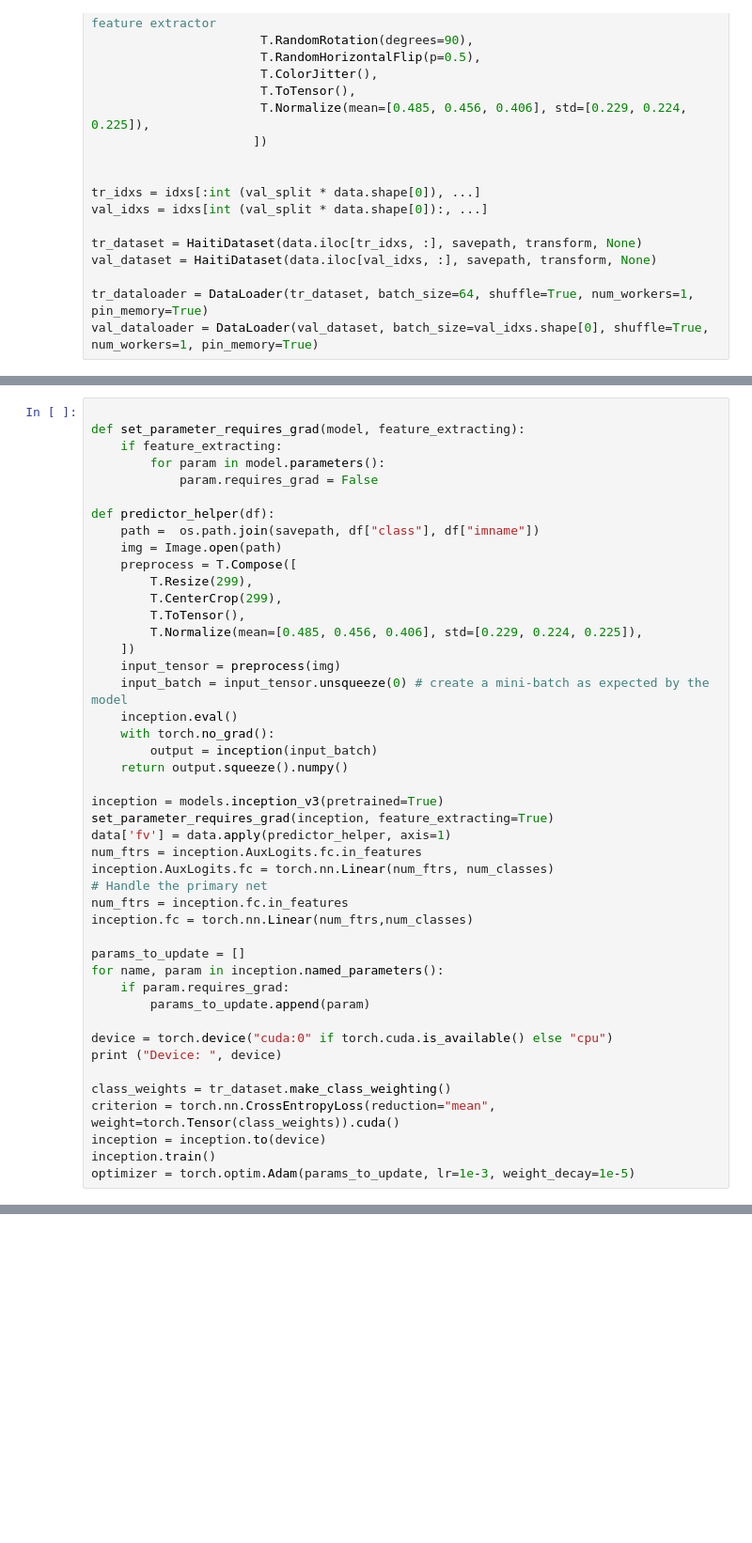
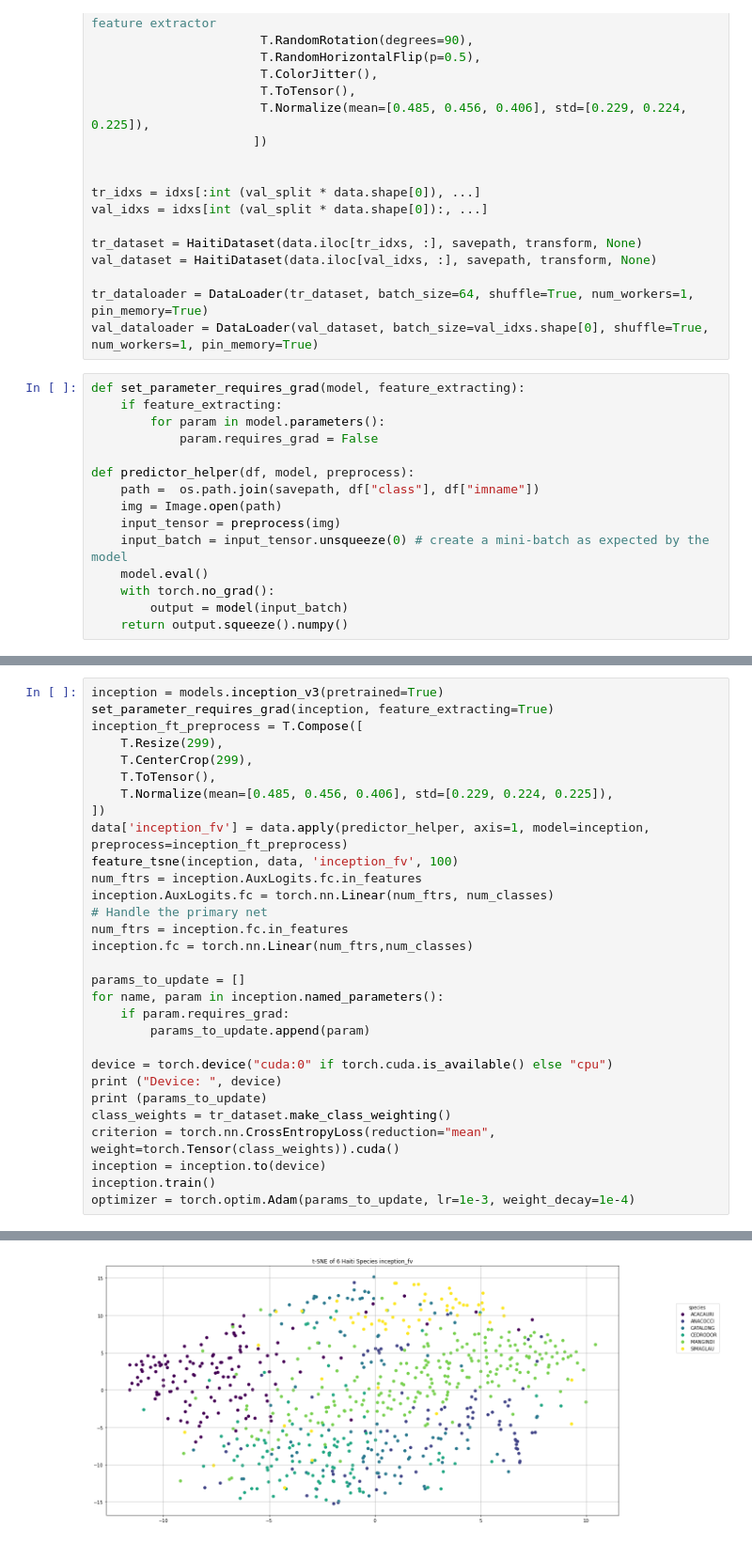
Before and after one commit to Greenstand/treetracker-machine-learning, a Jupyter notebook: species_classification/small_inception.ipynb, the cells around one changed output, grey strips where cells are left out. Shown at 94% size. Cells and saved outputs as stored; diff of their text form; blank space fills up the shorter version.

Commit message:
resnet comp tsne

```diff
--- a/species_classification/small_inception.ipynb
+++ b/species_classification/small_inception.ipynb
@@ -226,3 +228,18 @@ val_dataset = HaitiDataset(data.iloc[val_idxs, :], savepath, transform, None)
 
 tr_dataloader = DataLoader(tr_dataset, batch_size=64, shuffle=True, num_workers=1, pin_memory=True)
 val_dataloader = DataLoader(val_dataset, batch_size=val_idxs.shape[0], shuffle=True, num_workers=1, pin_memory=True)
+# %%
+def set_parameter_requires_grad(model, feature_extracting):
+    if feature_extracting:
+        for param in model.parameters():
+            param.requires_grad = False
+
+def predictor_helper(df, model, preprocess):
+    path =  os.path.join(savepath, df["class"], df["imname"])
+    img = Image.open(path)
+    input_tensor = preprocess(img)
+    input_batch = input_tensor.unsqueeze(0) # create a mini-batch as expected by the model
+    model.eval()
+    with torch.no_grad():
+        output = model(input_batch)
+    return output.squeeze().numpy()
@@ -229,29 +316,14 @@ val_dataloader = DataLoader(val_dataset, batch_size=val_idxs.shape[0], shuffle=T
 # %%
-
-def set_parameter_requires_grad(model, feature_extracting):
-    if feature_extracting:
-        for param in model.parameters():
-            param.requires_grad = False
-
-def predictor_helper(df):
-    path =  os.path.join(savepath, df["class"], df["imname"])
-    img = Image.open(path)
-    preprocess = T.Compose([
-        T.Resize(299),
-        T.CenterCrop(299),
-        T.ToTensor(),
-        T.Normalize(mean=[0.485, 0.456, 0.406], std=[0.229, 0.224, 0.225]),
-    ])
-    input_tensor = preprocess(img)
-    input_batch = input_tensor.unsqueeze(0) # create a mini-batch as expected by the model
-    inception.eval()
-    with torch.no_grad():
-        output = inception(input_batch)
-    return output.squeeze().numpy()
-
 inception = models.inception_v3(pretrained=True)
 set_parameter_requires_grad(inception, feature_extracting=True)
-data['fv'] = data.apply(predictor_helper, axis=1)
+inception_ft_preprocess = T.Compose([
+    T.Resize(299),
+    T.CenterCrop(299),
+    T.ToTensor(),
+    T.Normalize(mean=[0.485, 0.456, 0.406], std=[0.229, 0.224, 0.225]),
+])
+data['inception_fv'] = data.apply(predictor_helper, axis=1, model=inception, preprocess=inception_ft_preprocess)
+feature_tsne(inception, data, 'inception_fv', 100)
 num_ftrs = inception.AuxLogits.fc.in_features
 inception.AuxLogits.fc = torch.nn.Linear(num_ftrs, num_classes)
 # Handle the primary net
@@ -265,10 +337,10 @@ for name, param in inception.named_parameters():
 
 device = torch.device("cuda:0" if torch.cuda.is_available() else "cpu")
 print ("Device: ", device)
-
+print (params_to_update)
 class_weights = tr_dataset.make_class_weighting()
 criterion = torch.nn.CrossEntropyLoss(reduction="mean", weight=torch.Tensor(class_weights)).cuda()
 inception = inception.to(device)
 inception.train()
-optimizer = torch.optim.Adam(params_to_update, lr=1e-3, weight_decay=1e-5)
+optimizer = torch.optim.Adam(params_to_update, lr=1e-3, weight_decay=1e-4)
 # %% [output]
@@ -275,0 +365 @@ Device:  cuda:0
+[figure, added]
```
Also changed, not shown: parts of 14 cells of this notebook.
